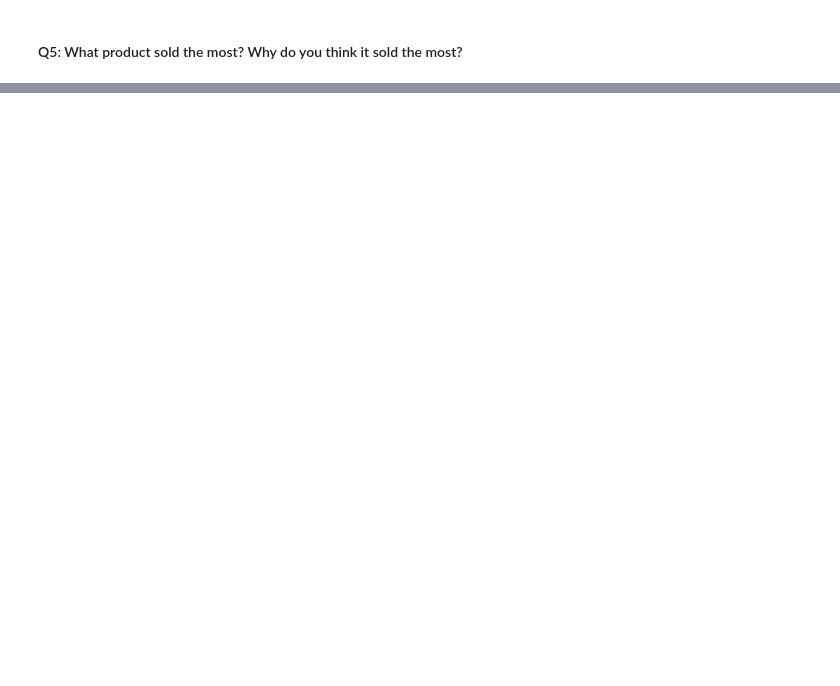
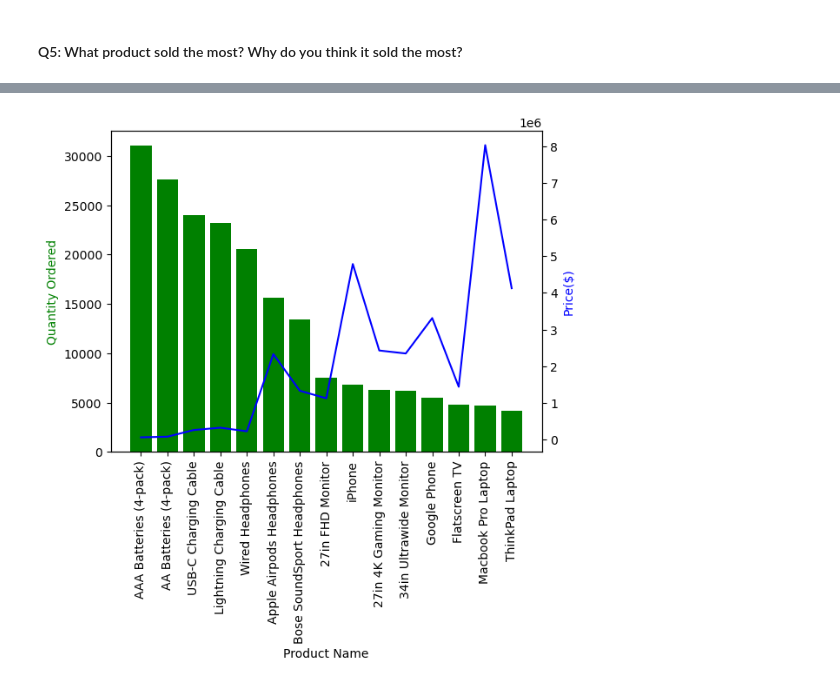
Before and after one commit to chiwenc/Sales-Analysis, a Jupyter notebook: SalesAnalysis/2019 Sales Analysis.ipynb, the cells around one changed output, grey strips where cells are left out. Drawn from its saved outputs; the diff is of its cells as text; code cells hidden in the pictures; blank space fills up the shorter version.

```diff
--- a/SalesAnalysis/2019 Sales Analysis.ipynb
+++ b/SalesAnalysis/2019 Sales Analysis.ipynb
@@ -140,2 +202,10 @@ plt.show()
 # %% [markdown]
 #### Q5: What product sold the most? Why do you think it sold the most?
+# %%
+product_sectors = all_data_df.groupby("Product").sum(numeric_only=True).sort_values(by="Quantity Ordered",ascending=False).head(15)
+products = product_sectors.index
+plt.bar(products,product_sectors["Quantity Ordered"])
+plt.xticks(products, rotation='vertical', size=10)
+plt.xlabel("Product Name")
+plt.ylabel("Quantity Ordered")
+plt.show()
@@ -141,0 +214,16 @@ plt.show()
+# %%
+fig, ax1 = plt.subplots()
+
+ax2 = ax1.twinx()
+ax1.bar(products, product_sectors["Quantity Ordered"], color='green')
+ax2.plot(products, product_sectors["Price Each"], 'b-')
+
+ax1.set_xlabel('Product Name')
+ax1.set_xticklabels(products, rotation='vertical', size=10)
+ax1.set_ylabel('Quantity Ordered', color='g')
+ax2.set_ylabel('Price($)', color='b')
+plt.show()
+
+#從此資料集
+# %% [output]
+[figure, added]
```
Also changed, not shown: parts of 8 cells of this notebook.
